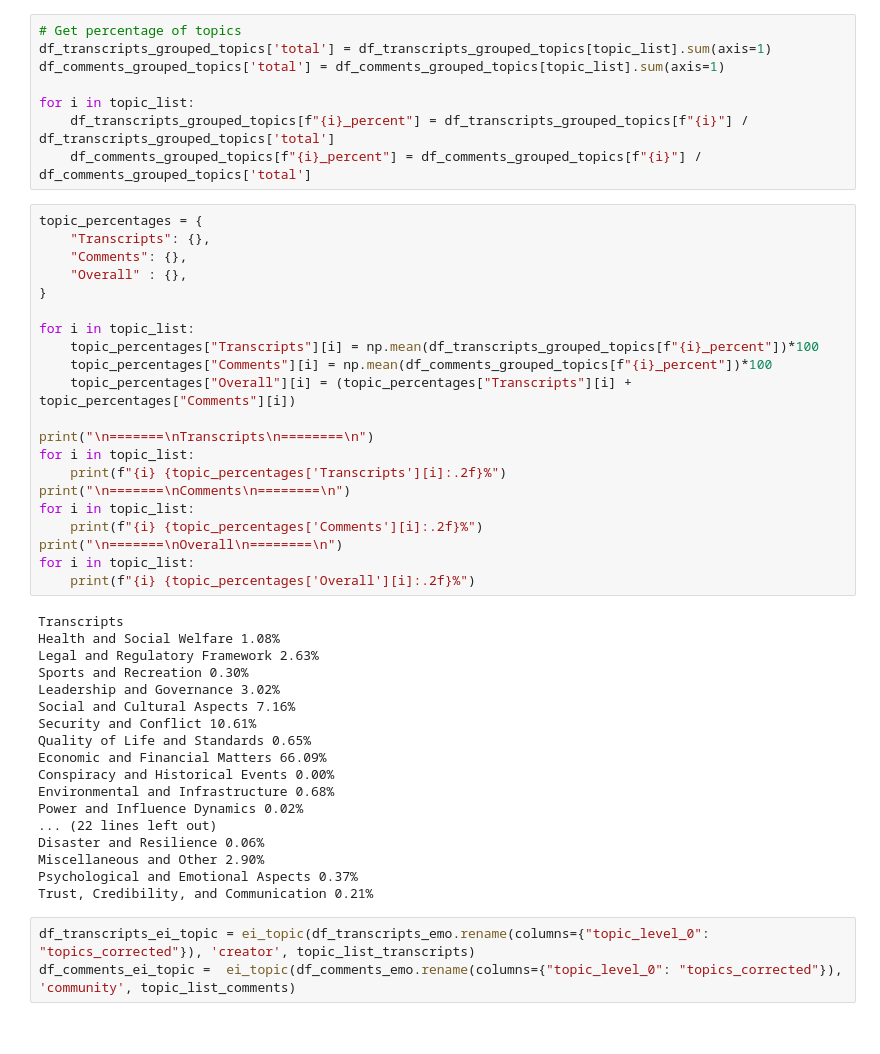
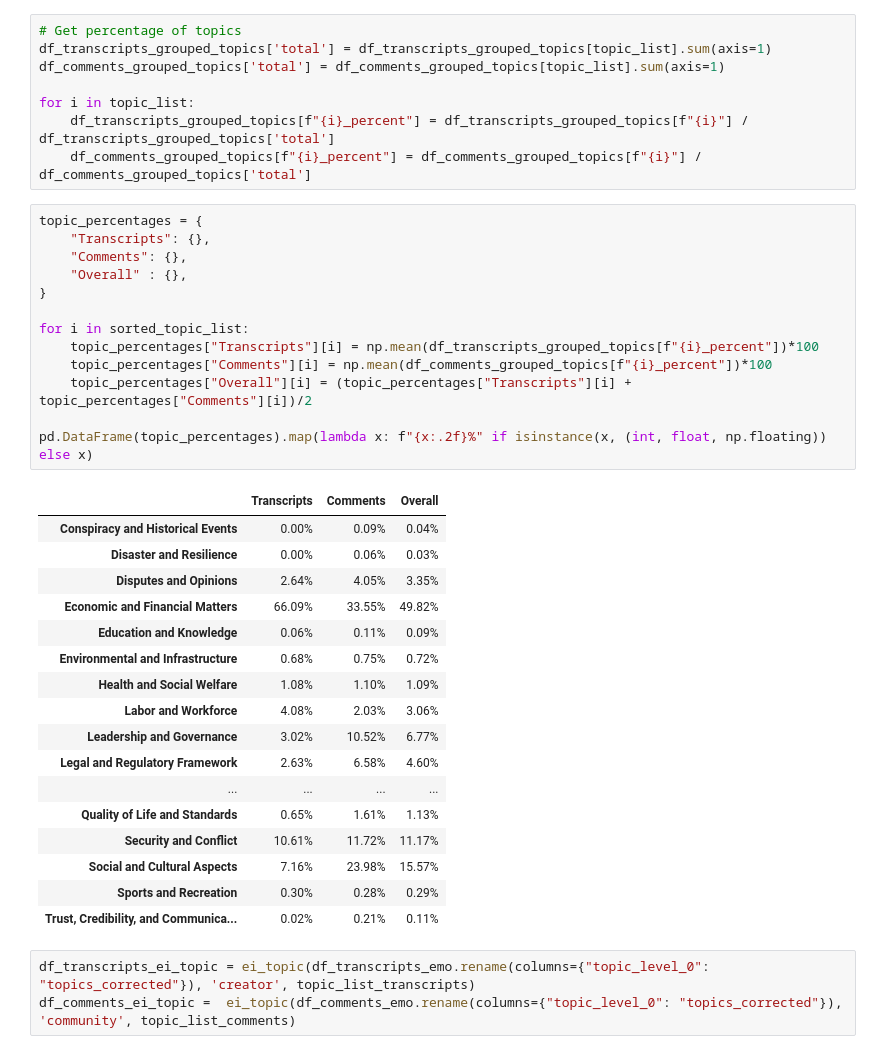
Before and after one commit to isom-ds/youtube-emotion-financial-modelling, a Jupyter notebook: 300_index_module.ipynb, the cells around one changed output. Drawn from its saved outputs; the diff is of its cells as text.

Commit message:
Addd topic statistics

```diff
--- a/300_index_module.ipynb
+++ b/300_index_module.ipynb
@@ -996,42 +996,34 @@ for i in topic_list:
 # %%
 topic_percentages = {
     "Transcripts": {},
     "Comments": {},
     "Overall" : {},
 }
 
-for i in topic_list:
+for i in sorted_topic_list:
     topic_percentages["Transcripts"][i] = np.mean(df_transcripts_grouped_topics[f"{i}_percent"])*100
     topic_percentages["Comments"][i] = np.mean(df_comments_grouped_topics[f"{i}_percent"])*100
-    topic_percentages["Overall"][i] = (topic_percentages["Transcripts"][i] + topic_percentages["Comments"][i])
+    topic_percentages["Overall"][i] = (topic_percentages["Transcripts"][i] + topic_percentages["Comments"][i])/2
 
-print("\n=======\nTranscripts\n========\n")
-for i in topic_list:
-    print(f"{i} {topic_percentages['Transcripts'][i]:.2f}%")
-print("\n=======\nComments\n========\n")
-for i in topic_list:
-    print(f"{i} {topic_percentages['Comments'][i]:.2f}%")
-print("\n=======\nOverall\n========\n")
-for i in topic_list:
-    print(f"{i} {topic_percentages['Overall'][i]:.2f}%")
+pd.DataFrame(topic_percentages).map(lambda x: f"{x:.2f}%" if isinstance(x, (int, float, np.floating)) else x)
 # %% [output]
-Transcripts
-Health and Social Welfare 1.08%
-Legal and Regulatory Framework 2.63%
-Sports and Recreation 0.30%
-Leadership and Governance 3.02%
-Social and Cultural Aspects 7.16%
-Security and Conflict 10.61%
-Quality of Life and Standards 0.65%
-Economic and Financial Matters 66.09%
-Conspiracy and Historical Events 0.00%
-Environmental and Infrastructure 0.68%
-Power and Influence Dynamics 0.02%
-... (22 lines left out)
-Disaster and Resilience 0.06%
-Miscellaneous and Other 2.90%
-Psychological and Emotional Aspects 0.37%
-Trust, Credibility, and Communication 0.21%
+|  | Transcripts | Comments | Overall |
+| Conspiracy and Historical Events | 0.00% | 0.09% | 0.04% |
+| Disaster and Resilience | 0.00% | 0.06% | 0.03% |
+| Disputes and Opinions | 2.64% | 4.05% | 3.35% |
+| Economic and Financial Matters | 66.09% | 33.55% | 49.82% |
+| Education and Knowledge | 0.06% | 0.11% | 0.09% |
+| Environmental and Infrastructure | 0.68% | 0.75% | 0.72% |
+| Health and Social Welfare | 1.08% | 1.10% | 1.09% |
+| Labor and Workforce | 4.08% | 2.03% | 3.06% |
+| Leadership and Governance | 3.02% | 10.52% | 6.77% |
+| Legal and Regulatory Framework | 2.63% | 6.58% | 4.60% |
+| ... | ... | ... | ... |
+| Quality of Life and Standards | 0.65% | 1.61% | 1.13% |
+| Security and Conflict | 10.61% | 11.72% | 11.17% |
+| Social and Cultural Aspects | 7.16% | 23.98% | 15.57% |
+| Sports and Recreation | 0.30% | 0.28% | 0.29% |
+| Trust, Credibility, and Communica... | 0.02% | 0.21% | 0.11% |
 # %%
 df_transcripts_ei_topic = ei_topic(df_transcripts_emo.rename(columns={"topic_level_0": "topics_corrected"}), 'creator', topic_list_transcripts)
 df_comments_ei_topic =  ei_topic(df_comments_emo.rename(columns={"topic_level_0": "topics_corrected"}), 'community', topic_list_comments)
```
Also changed, not shown: parts of 6 cells of this notebook.
